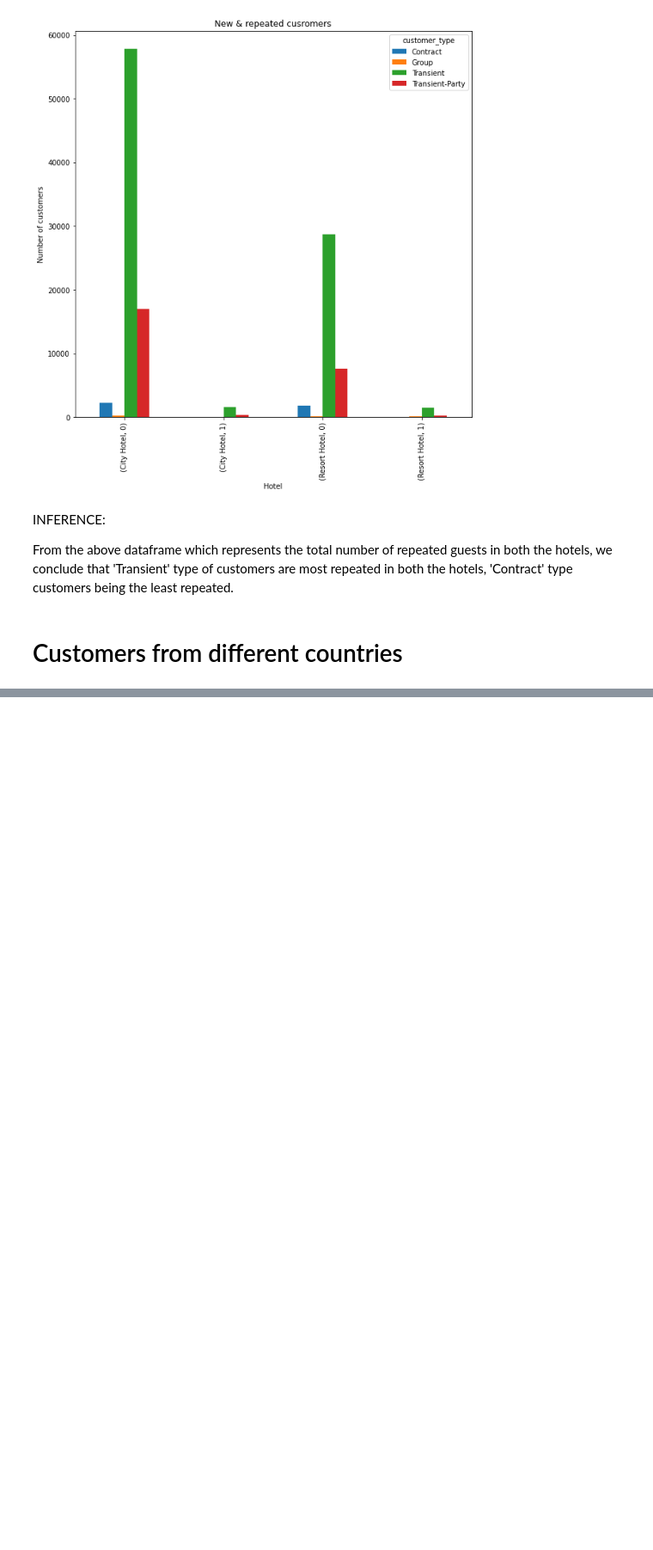
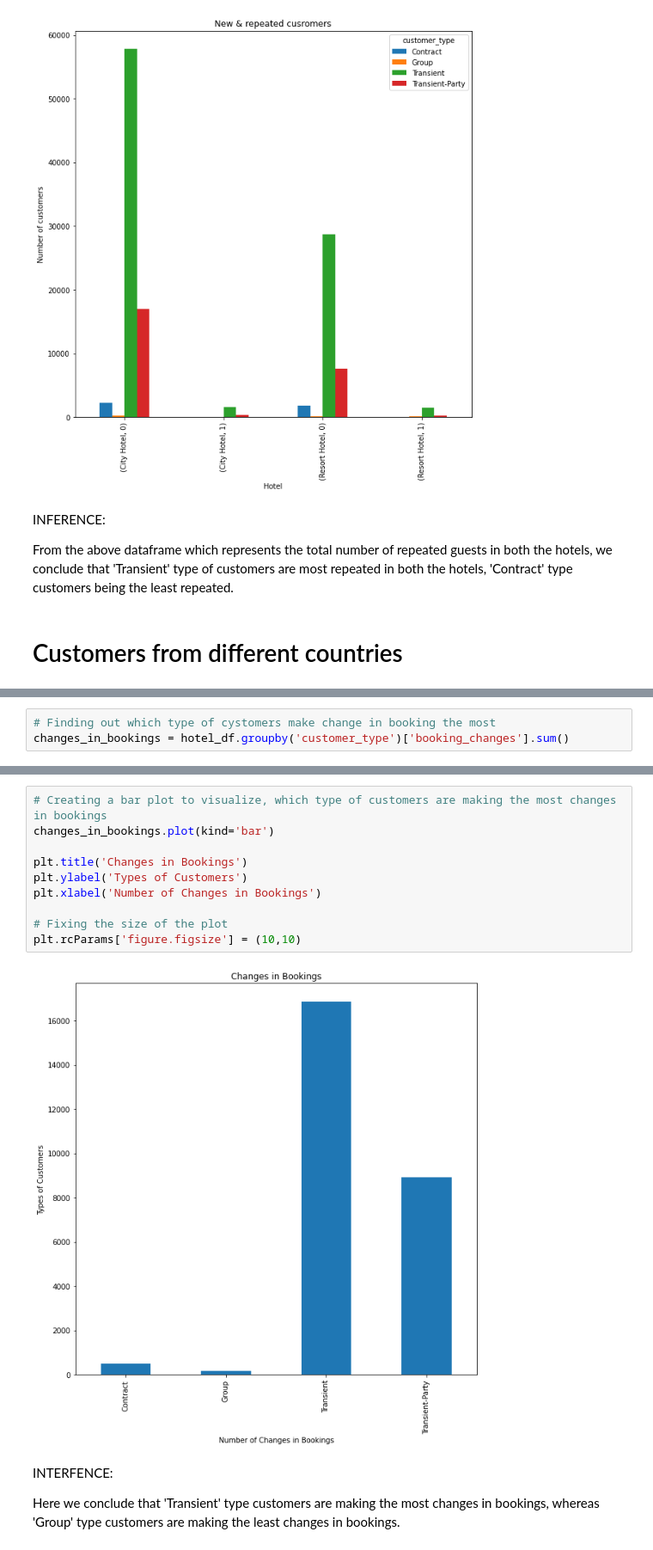
Before and after one commit to Shyam-S-Mishra/EDA-Hotel-Booking-Capstone-Project, a Jupyter notebook: Shyam_Shubham_Mishra_Hotel_Booking_Analysis_Capstone_Project.ipynb, the cells around one changed output, grey strips where cells are left out. Shown at 86% size. Cells and saved outputs as stored; diff of their text form; blank space fills up the shorter version.

```diff
--- a/Shyam_Shubham_Mishra_Hotel_Booking_Analysis_Capstone_Project.ipynb
+++ b/Shyam_Shubham_Mishra_Hotel_Booking_Analysis_Capstone_Project.ipynb
@@ -170,0 +173,3 @@ From the above dataframe which represents the total number of repeated guests in
+# %%
+# Finding out which type of cystomers make change in booking the most
+changes_in_bookings = hotel_df.groupby('customer_type')['booking_changes'].sum()
@@ -170,0 +185,16 @@ From the above dataframe which represents the total number of repeated guests in
+# %%
+# Creating a bar plot to visualize, which type of customers are making the most changes in bookings
+changes_in_bookings.plot(kind='bar')
+
+plt.title('Changes in Bookings')
+plt.ylabel('Types of Customers')
+plt.xlabel('Number of Changes in Bookings')
+
+# Fixing the size of the plot
+plt.rcParams['figure.figsize'] = (10,10)
+# %% [output]
+[figure, added]
+# %% [markdown]
+INTERFENCE:
+
+Here we conclude that 'Transient' type customers are making the most changes in bookings, whereas 'Group' type customers are making the least changes in bookings.
```
Also changed, not shown: parts of 3 cells of this notebook.
